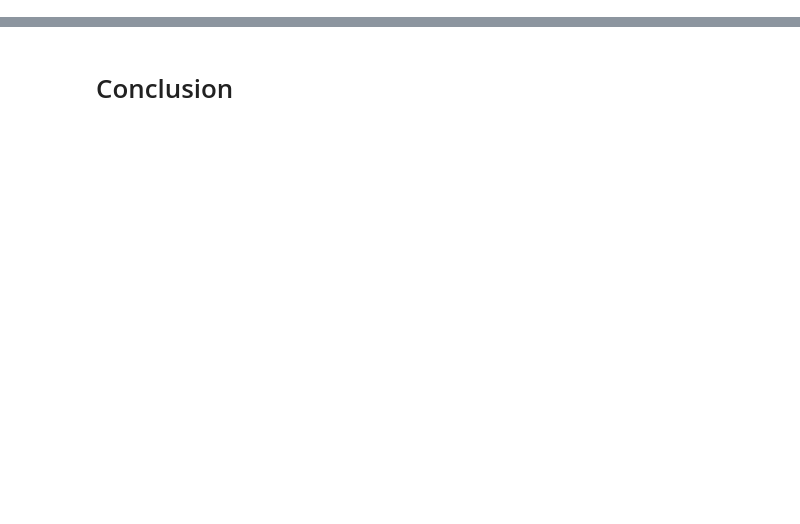
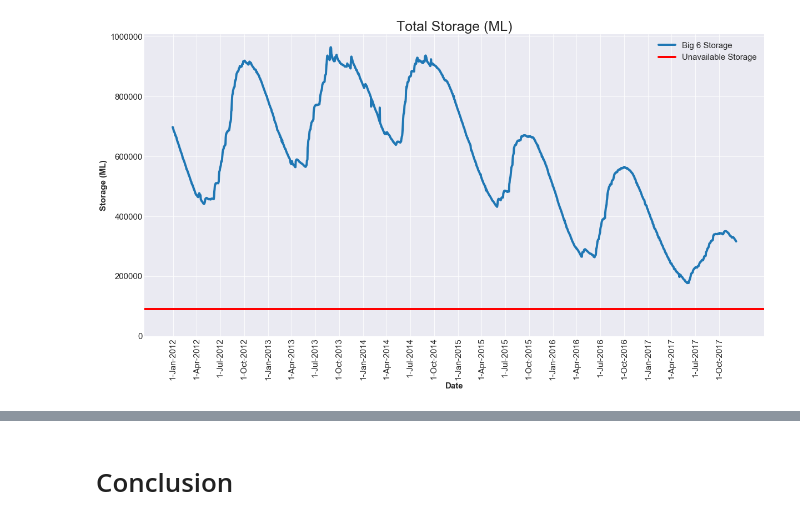
Before and after one commit to jbertscher/dam-levels, a Jupyter notebook: 1.0-dam-level-predictions.ipynb, the cells around one changed output, grey strips where cells are left out. Cells and saved outputs as stored; diff of their text form; code cells hidden in the pictures; blank space fills up the shorter version.

```diff
--- a/1.0-dam-level-predictions.ipynb
+++ b/1.0-dam-level-predictions.ipynb
@@ -8,3 +58,30 @@ My aim in this analysis is to:
+# %%
+# Sets style for pyplot graphs to match seaborn
+sns.set_style("darkgrid")
+
+fig, ax = plt.subplots(figsize=[20,10]) # [w, h]
+plt.plot(range(len(agg_storage_ml)),
+         agg_storage_ml['storage_ml'],
+         label = 'Big 6 Storage',
+         linewidth = 4)
+ax.axhline(y = capacity.loc['total']['unavailable_storage_ml'],
+           label = 'Unavailable Storage',
+           c = 'red',
+           linewidth = 4)
+
+first_day_of_quarter = first_day_of_month[first_day_of_month['month'].isin([1, 4, 7, 10])]
+
+plt.xticks(first_day_of_quarter['cumsum_dayofyear'], first_day_of_quarter['daymonthyear'], rotation = 90, fontsize = 15);
+plt.xlabel('Date', fontsize = 15, fontweight = 'bold')
+
+plt.yticks(fontsize = 15)
+plt.ylabel('Storage (ML)', fontsize = 15, fontweight = 'bold')
+plt.ylim(ymin = 0)
+
+plt.legend(fontsize = 15)
+plt.title('Total Storage (ML)', fontsize = 25);
+# %% [output]
+[figure, added]
 # %% [markdown]
 # When will we run out of water?
 
```
Also changed, not shown: parts of 18 cells of this notebook.
